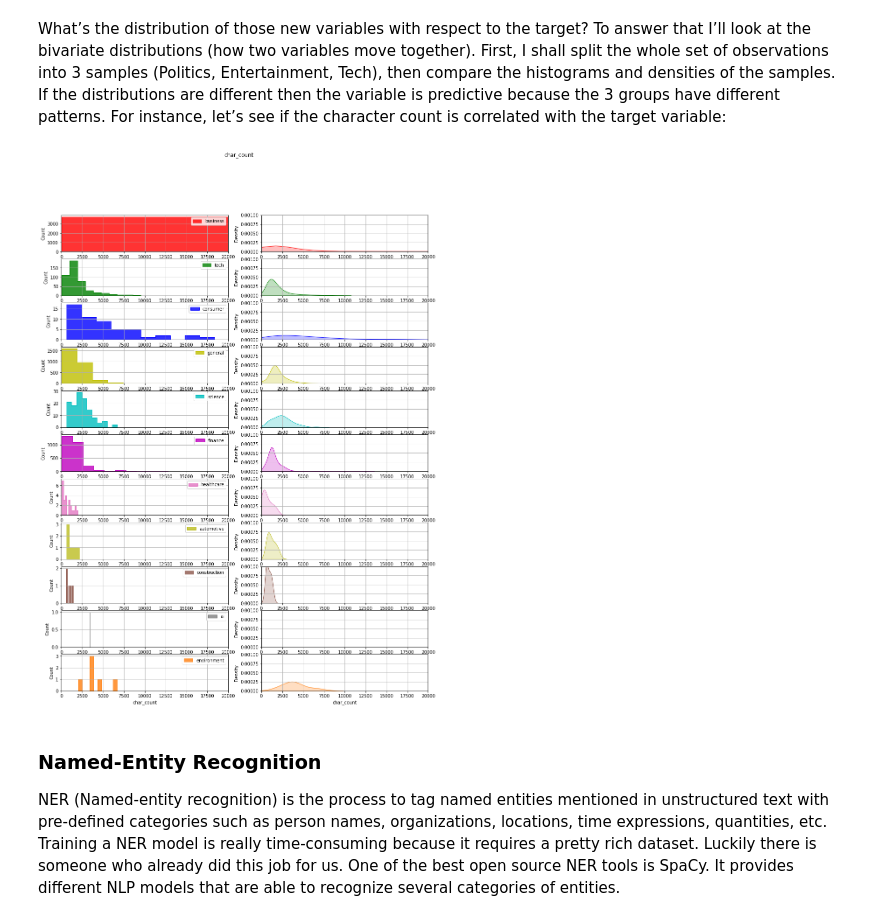
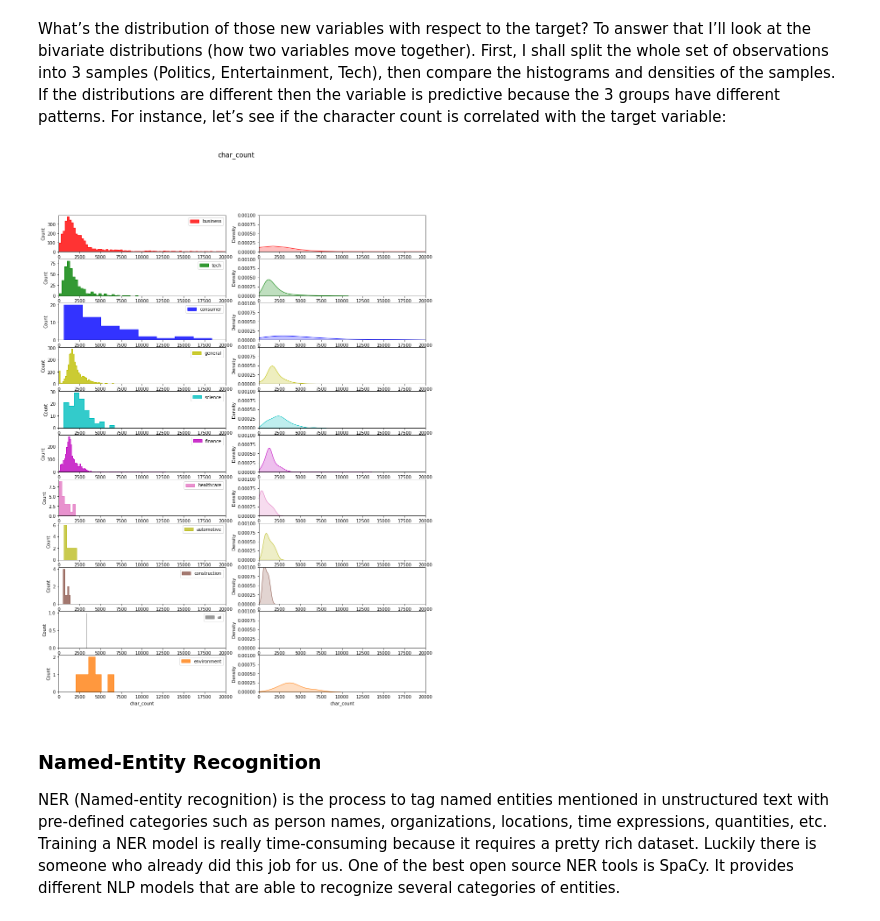
Before and after one commit to asaee/ML_capstone_springboard, a Jupyter notebook: notebooks/3.0-ra-EDA-and-Feature-Engineering.ipynb, the cells around one changed output. Saved outputs shown, nothing was run; the diff lists cells and outputs as text; code cells hidden in the pictures.

```diff
--- a/notebooks/3.0-ra-EDA-and-Feature-Engineering.ipynb
+++ b/notebooks/3.0-ra-EDA-and-Feature-Engineering.ipynb
@@ -47,30 +47,30 @@ For instance, let’s see if the character count is correlated with the target v
 # %%
 x, y = "char_count", "topic_area"
 fig, ax = plt.subplots(nrows=11, ncols=2, figsize=(15,20))
-fig.suptitle(x, fontsize=12)
+fig.suptitle(x, fontsize=15)
 colors = {'business':'r', 'tech':'g', 'consumer':'b', 'general':'y', 'science':'c', 'finance':'m',
           'healthcare':'tab:pink', 'automotive':'tab:olive', 'construction':'tab:brown', 'ai':'tab:gray',
           'environment':'tab:orange'}
 count_rows = 0
 for i in df_eda[y].unique():
     sns.histplot(df_eda[df_eda[y]==i][x], color = colors[i],
-                 bins=10, alpha=0.8, element="step",
+                 alpha=0.8, element="step",
                  label=i, ax=ax[count_rows, 0])
     sns.kdeplot(df_eda[df_eda[y]==i][x], shade=True, warn_singular=False,
                  color=colors[i], ax=ax[count_rows, 1])
 
-    ax[count_rows, 0].grid(True)
+    #ax[count_rows, 0].grid(True)
     ax[count_rows, 0].legend()
     ax[count_rows, 0].set_xlim(0,20000)
 
-    ax[count_rows, 1].grid(True)
+    #ax[count_rows, 1].grid(True)
     ax[count_rows, 1].set_xlim(0,20000)
     ax[count_rows, 1].set_ylim(0,0.001)
     count_rows += 1
 
 plt.show();
 # %% [output]
-[figure, old version]
+[figure, new version]
 # %% [markdown]
 ### Named-Entity Recognition
 
```
